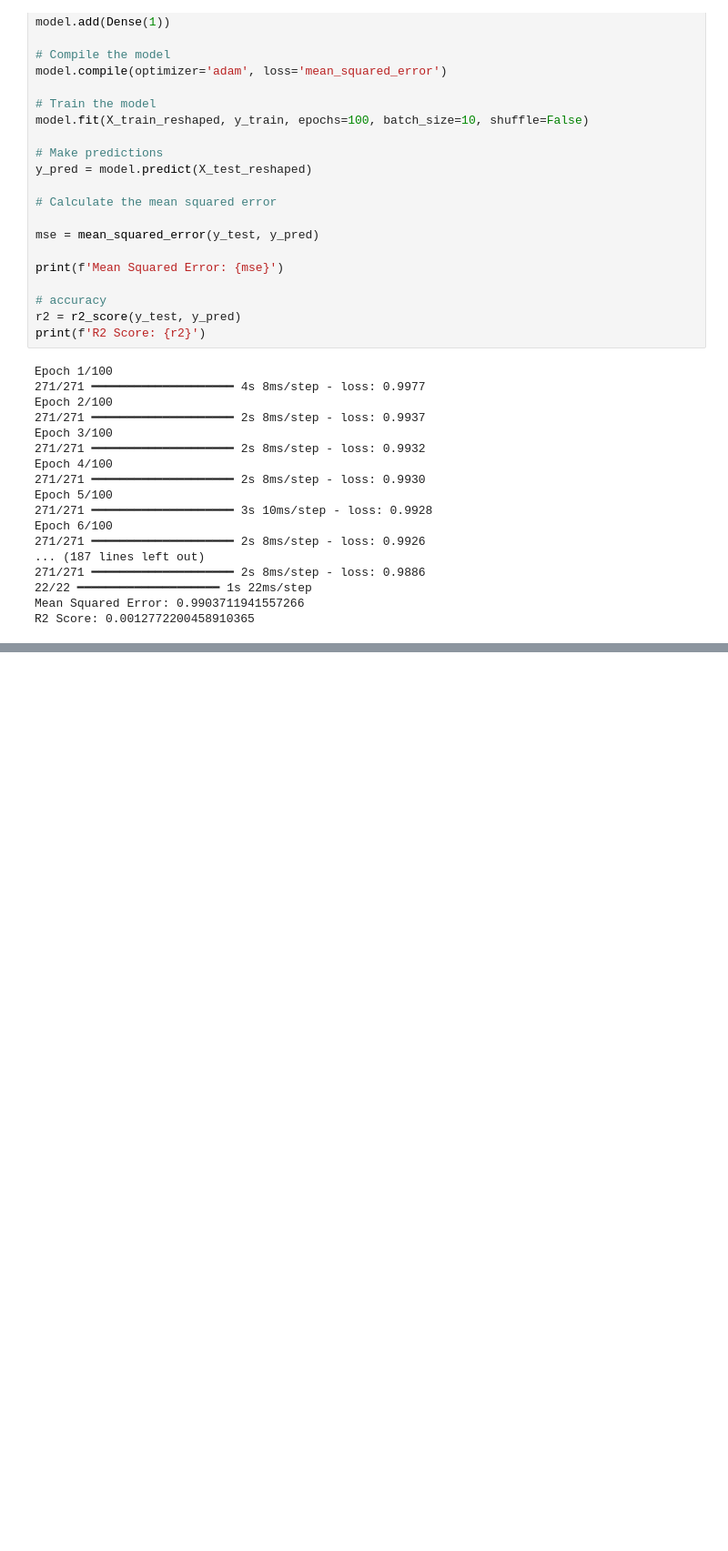
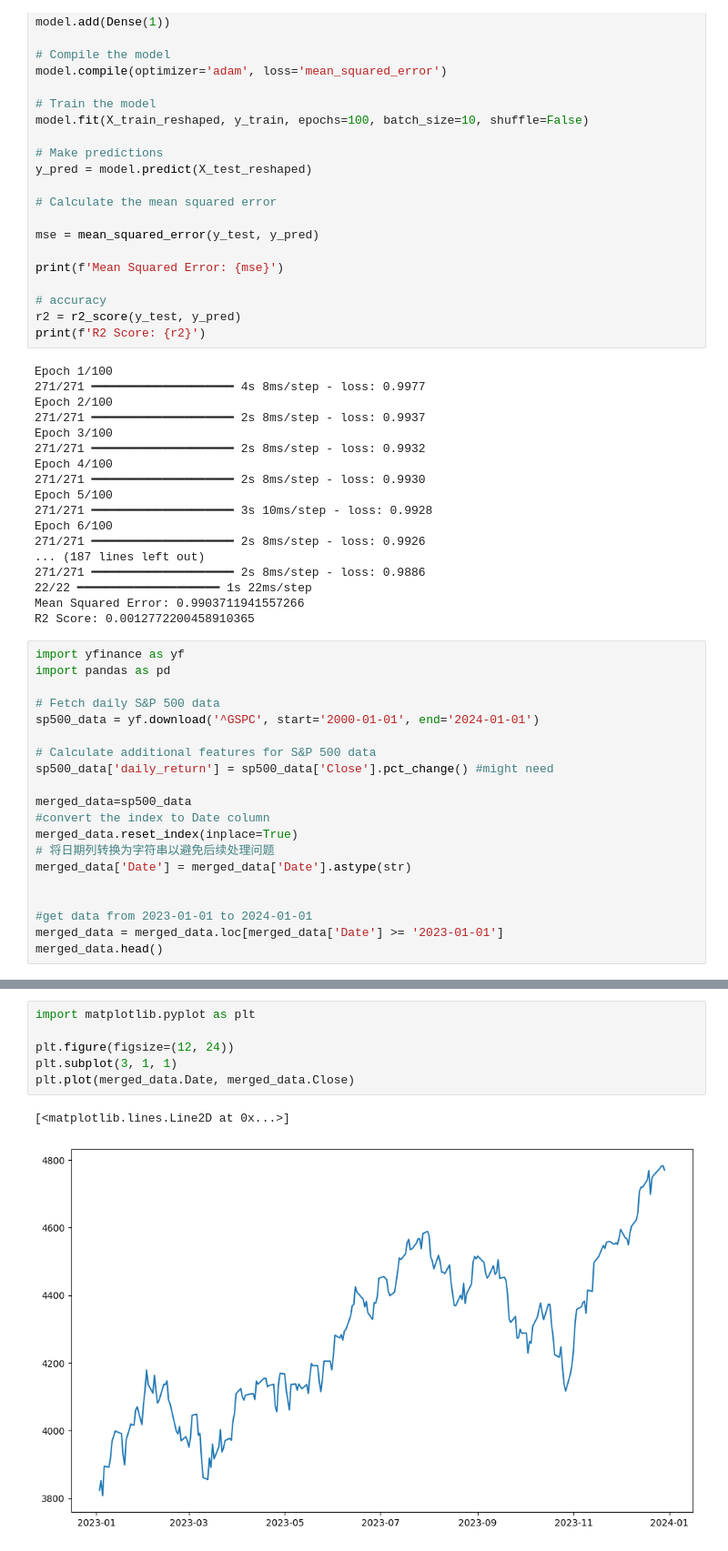
Before and after one commit to ACM40960/project-QianSandeep, a Jupyter notebook: Project/Machine Learning.ipynb, the cells around one changed output, grey strips where cells are left out. Shown at 91% size. Cells and saved outputs as stored; diff of their text form; blank space fills up the shorter version.

```diff
--- a/Project/Machine Learning.ipynb
+++ b/Project/Machine Learning.ipynb
@@ -343,3 +354,23 @@ Epoch 6/100
 22/22 ━━━━━━━━━━━━━━━━━━━━ 1s 22ms/step
 Mean Squared Error: 0.9903711941557266
 R2 Score: 0.0012772200458910365
+# %%
+import yfinance as yf
+import pandas as pd
+
+# Fetch daily S&P 500 data
+sp500_data = yf.download('^GSPC', start='2000-01-01', end='2024-01-01')
+
+# Calculate additional features for S&P 500 data
+sp500_data['daily_return'] = sp500_data['Close'].pct_change() #might need
+
+merged_data=sp500_data
+#convert the index to Date column
+merged_data.reset_index(inplace=True)
+# 将日期列转换为字符串以避免后续处理问题
+merged_data['Date'] = merged_data['Date'].astype(str)
+
+
+#get data from 2023-01-01 to 2024-01-01
+merged_data = merged_data.loc[merged_data['Date'] >= '2023-01-01']
+merged_data.head()
@@ -345,0 +408,9 @@ R2 Score: 0.0012772200458910365
+# %%
+import matplotlib.pyplot as plt
+
+plt.figure(figsize=(12, 24))
+plt.subplot(3, 1, 1)
+plt.plot(merged_data.Date, merged_data.Close)
+# %% [output]
+[<matplotlib.lines.Line2D at 0x...>]
+[figure, added]
```
Also changed, not shown: parts of 23 cells of this notebook.
